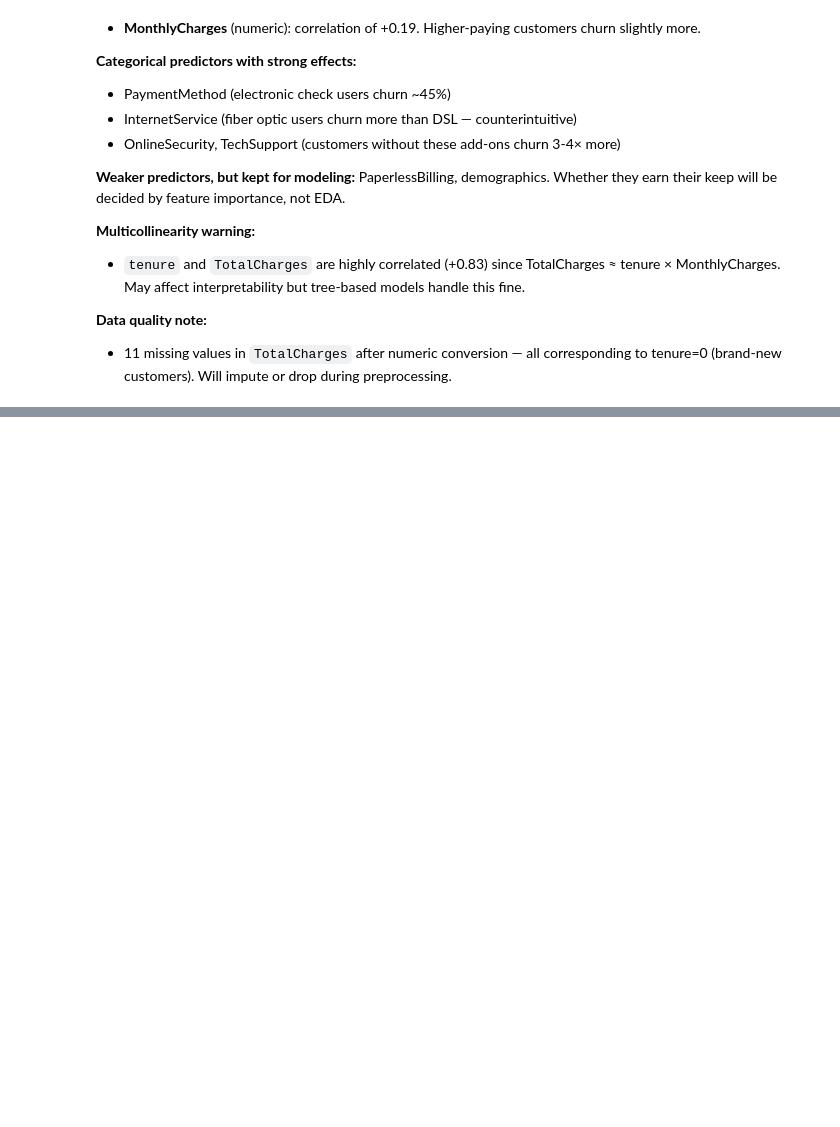
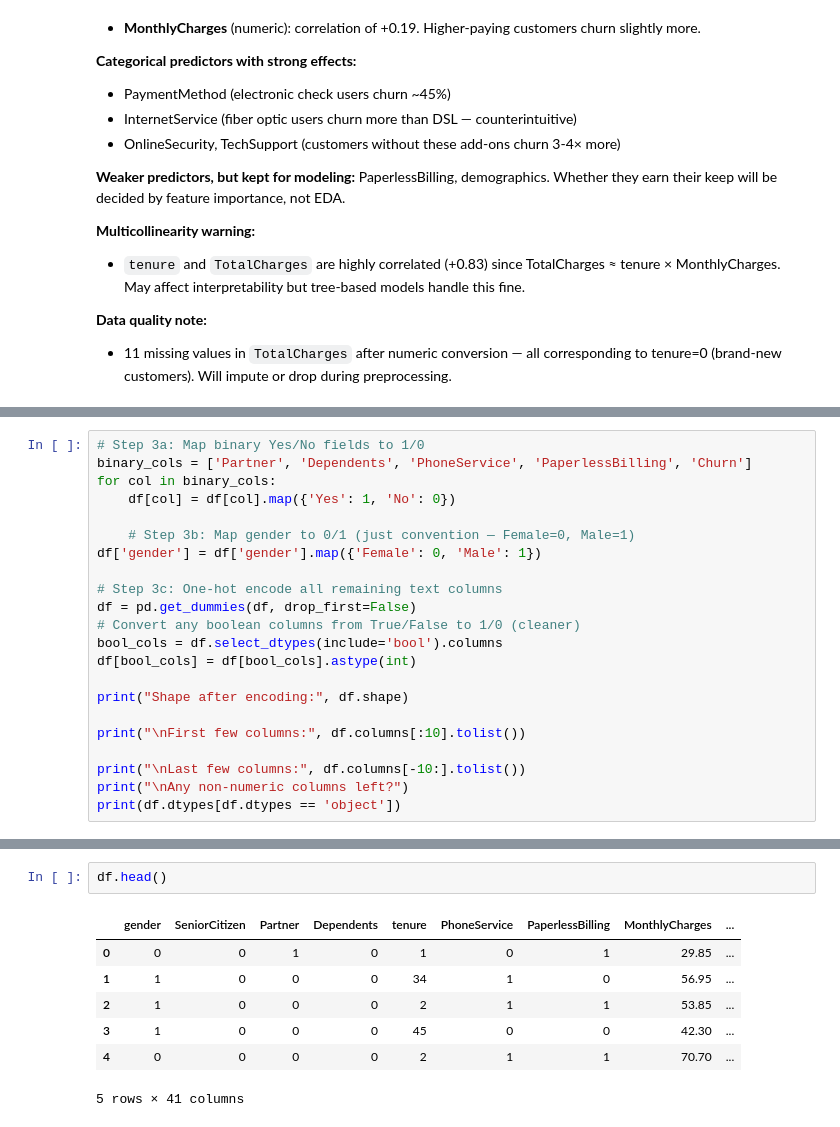
Before and after one commit to ZakkiShah5/telco-churn-prediction, a Jupyter notebook: notebooks/01_eda_modeling.ipynb, the cells around one changed output, grey strips where cells are left out. Drawn from its saved outputs; the diff is of its cells as text; blank space fills up the shorter version.

```diff
--- a/notebooks/01_eda_modeling.ipynb
+++ b/notebooks/01_eda_modeling.ipynb
@@ -137,0 +159,22 @@ plt.show()
+# %%
+# Step 3a: Map binary Yes/No fields to 1/0
+binary_cols = ['Partner', 'Dependents', 'PhoneService', 'PaperlessBilling', 'Churn']
+for col in binary_cols:
+    df[col] = df[col].map({'Yes': 1, 'No': 0})
+
+    # Step 3b: Map gender to 0/1 (just convention — Female=0, Male=1)
+df['gender'] = df['gender'].map({'Female': 0, 'Male': 1})
+
+# Step 3c: One-hot encode all remaining text columns
+df = pd.get_dummies(df, drop_first=False)
+# Convert any boolean columns from True/False to 1/0 (cleaner)
+bool_cols = df.select_dtypes(include='bool').columns
+df[bool_cols] = df[bool_cols].astype(int)
+
+print("Shape after encoding:", df.shape)
+
+print("\nFirst few columns:", df.columns[:10].tolist())
+
+print("\nLast few columns:", df.columns[-10:].tolist())
+print("\nAny non-numeric columns left?")
+print(df.dtypes[df.dtypes == 'object'])
@@ -137,0 +190,10 @@ plt.show()
+# %%
+df.head()
+# %% [output]
+|  | gender | SeniorCitizen | Partner | Dependents | tenure | PhoneService | PaperlessBilling | MonthlyCharges | ... |
+| 0 | 0 | 0 | 1 | 0 | 1 | 0 | 1 | 29.85 | ... |
+| 1 | 1 | 0 | 0 | 0 | 34 | 1 | 0 | 56.95 | ... |
+| 2 | 1 | 0 | 0 | 0 | 2 | 1 | 1 | 53.85 | ... |
+| 3 | 1 | 0 | 0 | 0 | 45 | 0 | 0 | 42.30 | ... |
+| 4 | 0 | 0 | 0 | 0 | 2 | 1 | 1 | 70.70 | ... |
+5 rows × 41 columns
```
Also changed, not shown: parts of 11 cells of this notebook.
